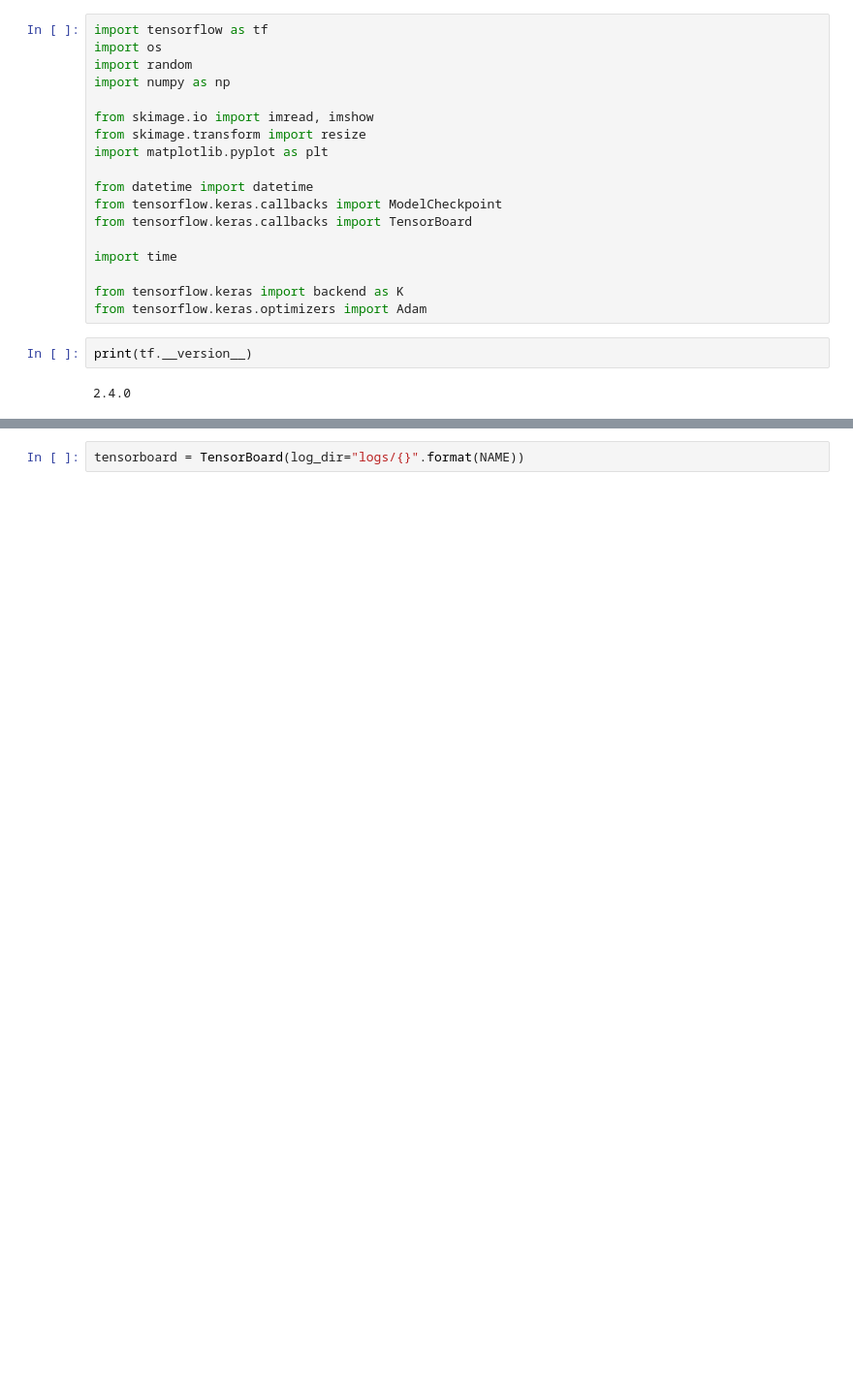
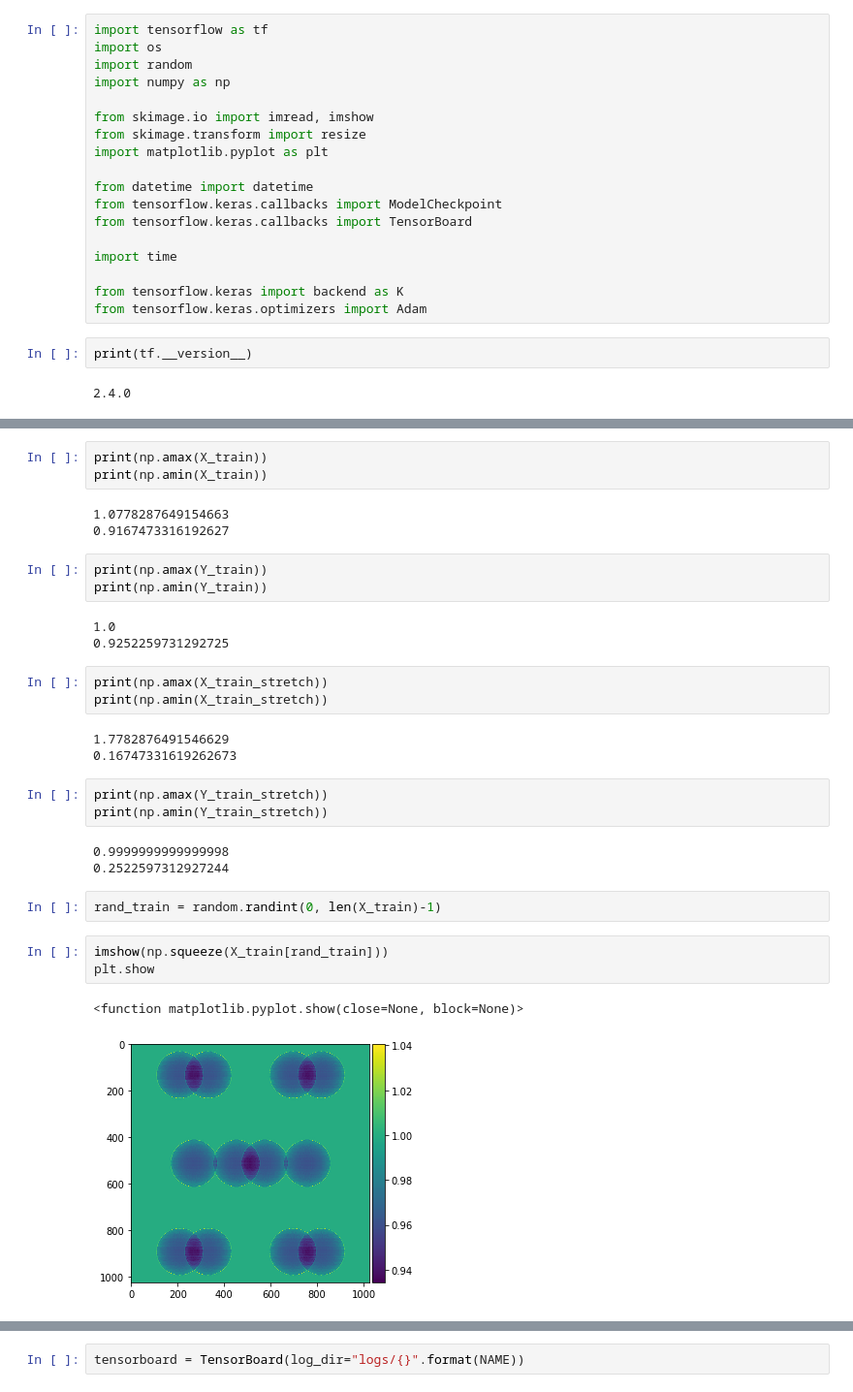
Before and after one commit to zechenl/narrow_unet, a Jupyter notebook: my_unet_main.ipynb, the cells around one changed output, grey strips where cells are left out. Shown: that part at 97% size. Saved outputs shown, nothing was run; the diff lists cells and outputs as text; blank space fills up the shorter version.

```diff
--- a/my_unet_main.ipynb
+++ b/my_unet_main.ipynb
@@ -22,0 +96,32 @@ print(tf.__version__)
+# %%
+print(np.amax(X_train))
+print(np.amin(X_train))
+# %% [output]
+1.0778287649154663
+0.9167473316192627
+# %%
+print(np.amax(Y_train))
+print(np.amin(Y_train))
+# %% [output]
+1.0
+0.9252259731292725
+# %%
+print(np.amax(X_train_stretch))
+print(np.amin(X_train_stretch))
+# %% [output]
+1.7782876491546629
+0.16747331619262673
+# %%
+print(np.amax(Y_train_stretch))
+print(np.amin(Y_train_stretch))
+# %% [output]
+0.9999999999999998
+0.2522597312927244
+# %%
+rand_train = random.randint(0, len(X_train)-1)
+# %%
+imshow(np.squeeze(X_train[rand_train]))
+plt.show
+# %% [output]
+<function matplotlib.pyplot.show(close=None, block=None)>
+[figure, added]
```
Also changed, not shown: parts of 53 cells of this notebook.
